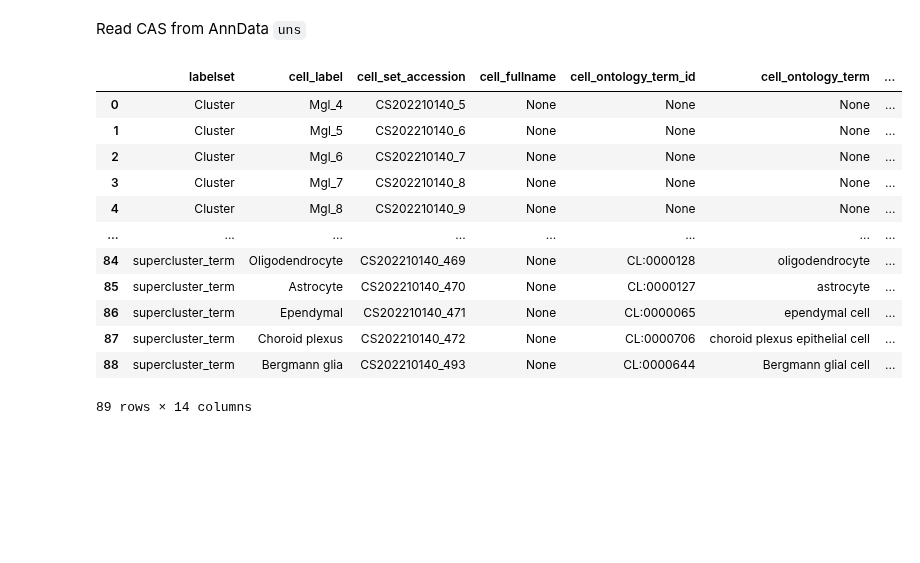
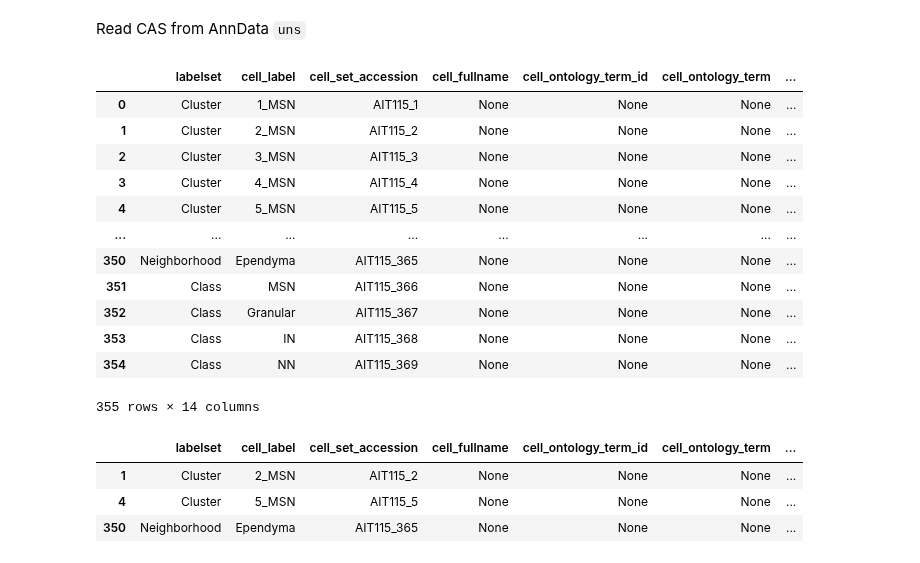
Before and after one commit to cellannotation/cas-tools, a Jupyter notebook: notebooks/test_merge_nhp_bg.ipynb, the cells around one changed output. Saved outputs shown, nothing was run; the diff lists cells and outputs as text; code cells hidden in the pictures; blank space fills up the shorter version.

Commit message:
merge with NHP basal ganglia

```diff
--- a/notebooks/test_merge_nhp_bg.ipynb
+++ b/notebooks/test_merge_nhp_bg.ipynb
@@ -74,20 +81,32 @@ anndata_merged.uns
 # %% [markdown]
 Read CAS from AnnData `uns`
 # %%
-cas_read = read_cas_from_anndata("./merged.h5ad")
+# cas_read = read_cas_from_anndata("./merged.h5ad")
+cas_read = read_cas_from_anndata("/Users/hk9/tdt_datasets/nhp_bg_merged.h5ad")
 df = cas_read.get_all_annotations()
 df
 # %% [output]
 |  | labelset | cell_label | cell_set_accession | cell_fullname | cell_ontology_term_id | cell_ontology_term | ... |
-| 0 | Cluster | Mgl_4 | CS202210140_5 | None | None | None | ... |
-| 1 | Cluster | Mgl_5 | CS202210140_6 | None | None | None | ... |
-| 2 | Cluster | Mgl_6 | CS202210140_7 | None | None | None | ... |
-| 3 | Cluster | Mgl_7 | CS202210140_8 | None | None | None | ... |
-| 4 | Cluster | Mgl_8 | CS202210140_9 | None | None | None | ... |
+| 0 | Cluster | 1_MSN | AIT115_1 | None | None | None | ... |
+| 1 | Cluster | 2_MSN | AIT115_2 | None | None | None | ... |
+| 2 | Cluster | 3_MSN | AIT115_3 | None | None | None | ... |
+| 3 | Cluster | 4_MSN | AIT115_4 | None | None | None | ... |
+| 4 | Cluster | 5_MSN | AIT115_5 | None | None | None | ... |
 | ... | ... | ... | ... | ... | ... | ... | ... |
-| 84 | supercluster_term | Oligodendrocyte | CS202210140_469 | None | CL:0000128 | oligodendrocyte | ... |
-| 85 | supercluster_term | Astrocyte | CS202210140_470 | None | CL:0000127 | astrocyte | ... |
-| 86 | supercluster_term | Ependymal | CS202210140_471 | None | CL:0000065 | ependymal cell | ... |
-| 87 | supercluster_term | Choroid plexus | CS202210140_472 | None | CL:0000706 | choroid plexus epithelial cell | ... |
-| 88 | supercluster_term | Bergmann glia | CS202210140_493 | None | CL:0000644 | Bergmann glial cell | ... |
+| 350 | Neighborhood | Ependyma | AIT115_365 | None | None | None | ... |
+| 351 | Class | MSN | AIT115_366 | None | None | None | ... |
+| 352 | Class | Granular | AIT115_367 | None | None | None | ... |
+| 353 | Class | IN | AIT115_368 | None | None | None | ... |
+| 354 | Class | NN | AIT115_369 | None | None | None | ... |
-89 rows × 14 columns
+355 rows × 14 columns
+# %%
+df = cas_read.get_all_annotations(labels=[("Neighborhood", "Ependyma"),
+                                             ("Cluster", "2_MSN"),
+                                             ("Cluster", "5_MSN"),
+                                             ("Dummy", "Dummy")])
+df
+# %% [output]
+|  | labelset | cell_label | cell_set_accession | cell_fullname | cell_ontology_term_id | cell_ontology_term | ... |
+| 1 | Cluster | 2_MSN | AIT115_2 | None | None | None | ... |
+| 4 | Cluster | 5_MSN | AIT115_5 | None | None | None | ... |
+| 350 | Neighborhood | Ependyma | AIT115_365 | None | None | None | ... |
```
Also changed, not shown: parts of 4 cells of this notebook, 2 other files.
